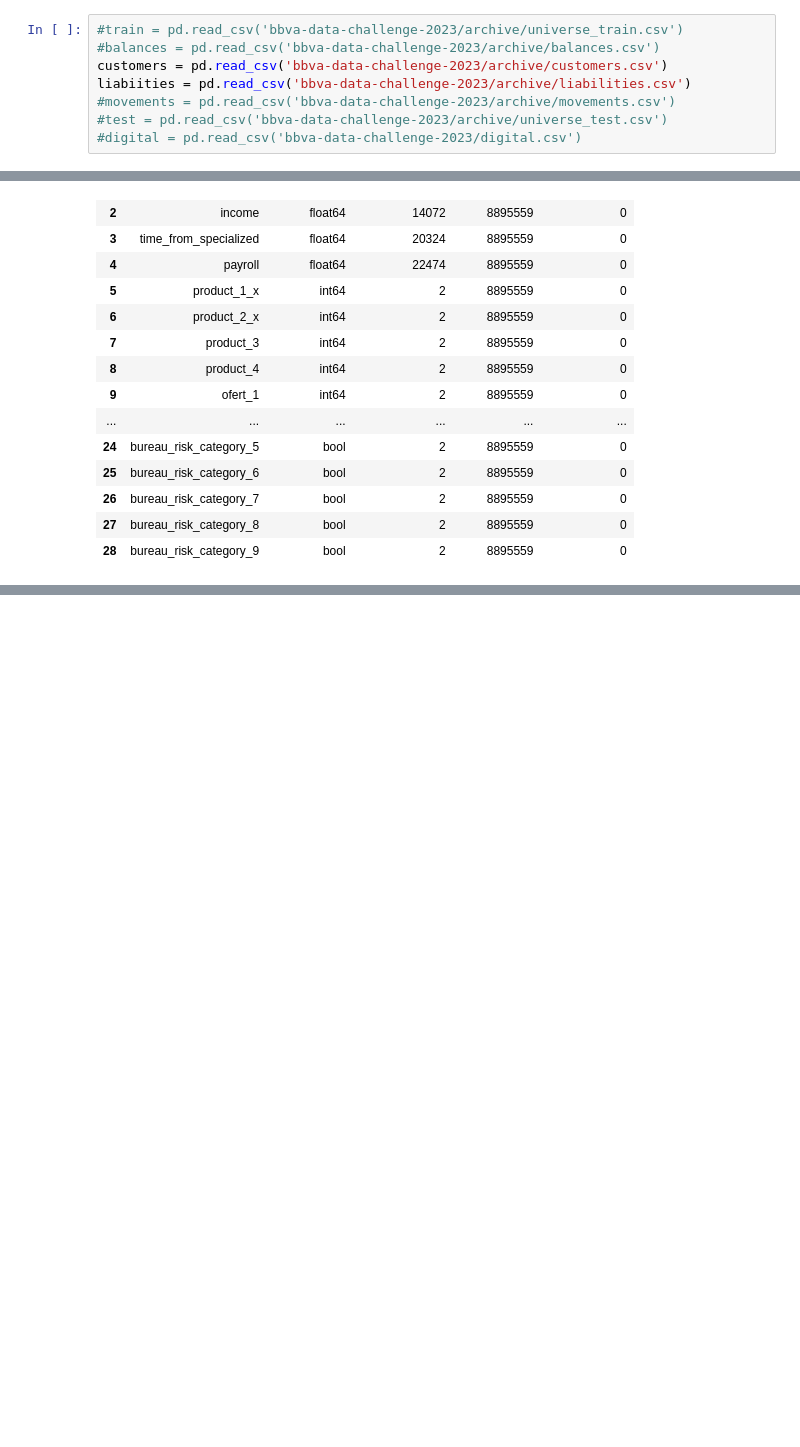
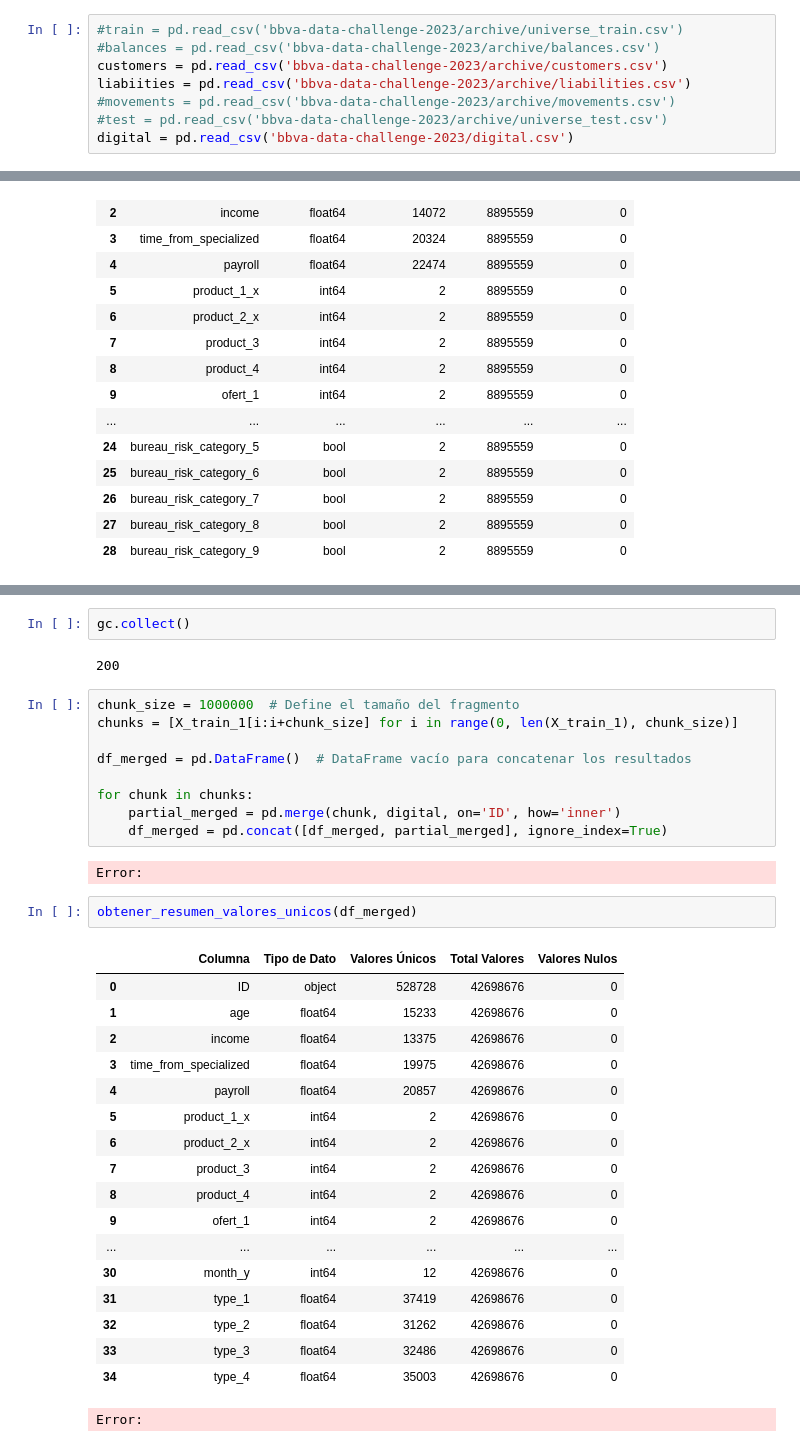
Before and after one commit to davidsosaolea/BBVA_Data_Challenge_2023, a Jupyter notebook: P1.ipynb, the cells around one changed output, grey strips where cells are left out. Drawn from its saved outputs; the diff is of its cells as text; blank space fills up the shorter version.

```diff
--- a/P1.ipynb
+++ b/P1.ipynb
@@ -12,7 +12,7 @@ customers = pd.read_csv('bbva-data-challenge-2023/archive/customers.csv')
 liabiities = pd.read_csv('bbva-data-challenge-2023/archive/liabilities.csv')
 #movements = pd.read_csv('bbva-data-challenge-2023/archive/movements.csv')
 #test = pd.read_csv('bbva-data-challenge-2023/archive/universe_test.csv')
-#digital = pd.read_csv('bbva-data-challenge-2023/digital.csv')
+digital = pd.read_csv('bbva-data-challenge-2023/digital.csv')
 # %%
 df = pd.merge(customers, liabiities, on='ID', how='left')
 # %%
@@ -188,0 +213,36 @@ obtener_resumen_valores_unicos(X_train_1)
+# %%
+gc.collect()
+# %% [output]
+200
+# %%
+chunk_size = 1000000  # Define el tamaño del fragmento
+chunks = [X_train_1[i:i+chunk_size] for i in range(0, len(X_train_1), chunk_size)]
+
+df_merged = pd.DataFrame()  # DataFrame vacío para concatenar los resultados
+
+for chunk in chunks:
+    partial_merged = pd.merge(chunk, digital, on='ID', how='inner')
+    df_merged = pd.concat([df_merged, partial_merged], ignore_index=True)
+# %% [output]
+Error:
+# %%
+obtener_resumen_valores_unicos(df_merged)
+# %% [output]
+|  | Columna | Tipo de Dato | Valores Únicos | Total Valores | Valores Nulos |
+| 0 | ID | object | 528728 | 42698676 | 0 |
+| 1 | age | float64 | 15233 | 42698676 | 0 |
+| 2 | income | float64 | 13375 | 42698676 | 0 |
+| 3 | time_from_specialized | float64 | 19975 | 42698676 | 0 |
+| 4 | payroll | float64 | 20857 | 42698676 | 0 |
+| 5 | product_1_x | int64 | 2 | 42698676 | 0 |
+| 6 | product_2_x | int64 | 2 | 42698676 | 0 |
+| 7 | product_3 | int64 | 2 | 42698676 | 0 |
+| 8 | product_4 | int64 | 2 | 42698676 | 0 |
+| 9 | ofert_1 | int64 | 2 | 42698676 | 0 |
+| ... | ... | ... | ... | ... | ... |
+| 30 | month_y | int64 | 12 | 42698676 | 0 |
+| 31 | type_1 | float64 | 37419 | 42698676 | 0 |
+| 32 | type_2 | float64 | 31262 | 42698676 | 0 |
+| 33 | type_3 | float64 | 32486 | 42698676 | 0 |
+| 34 | type_4 | float64 | 35003 | 42698676 | 0 |
+Error:
```
Also changed, not shown: parts of 3 cells of this notebook, 3 other files.
